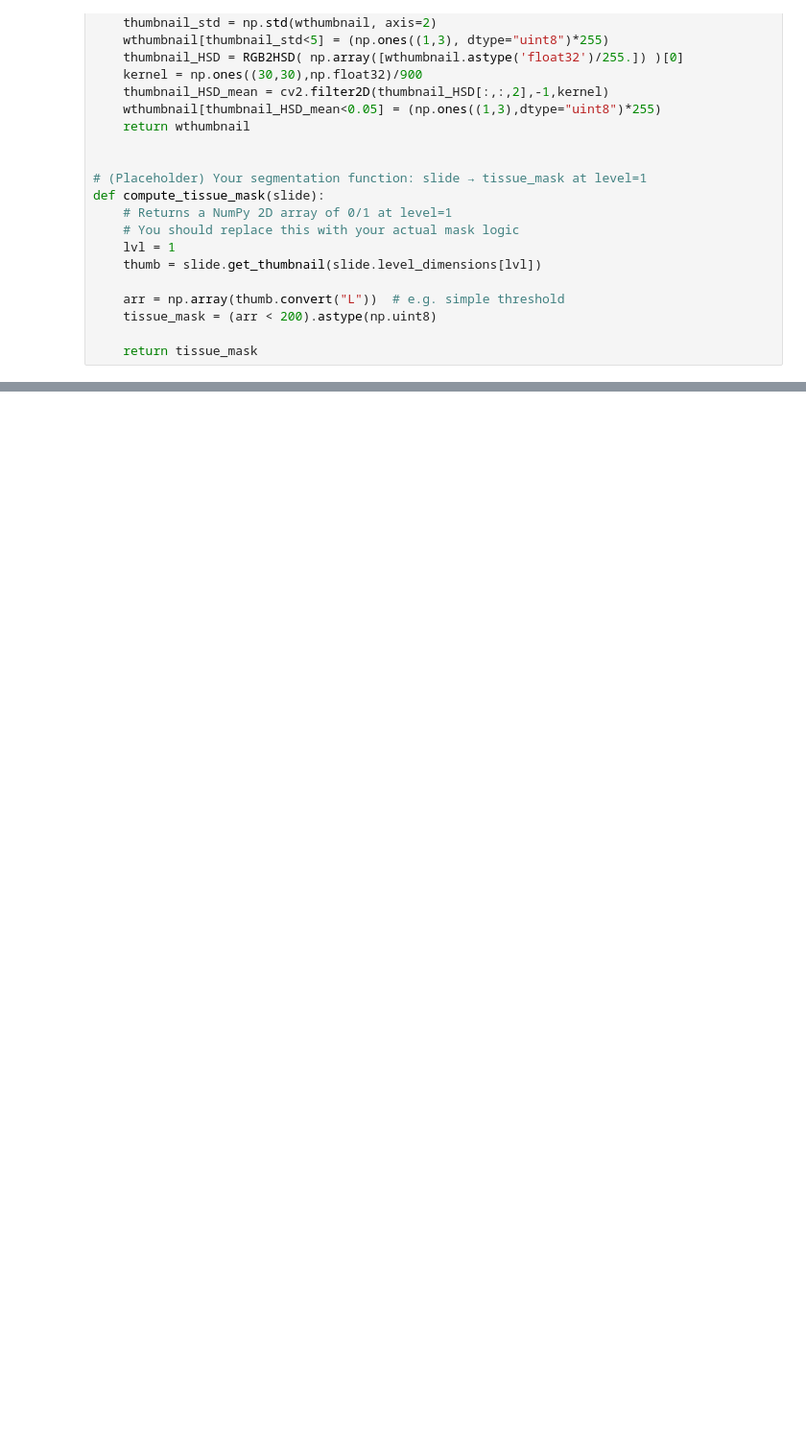
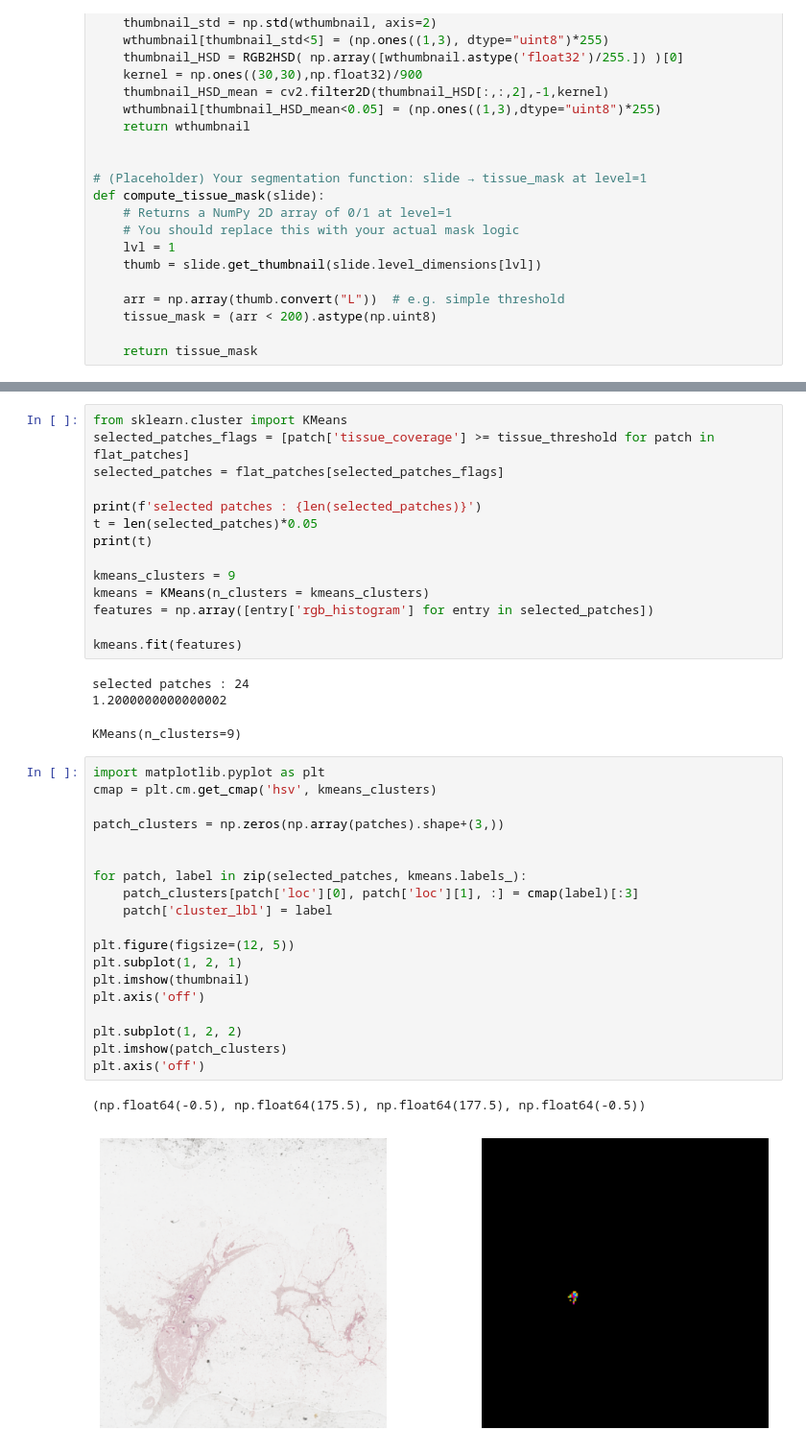
Before and after one commit to sudeonder/wsi-retrieval, a Jupyter notebook: notebooks/yottixel-patched-pipeline/yottixel-patching.ipynb, the cells around one changed output, grey strips where cells are left out. Shown at 96% size. Drawn from its saved outputs; the diff is of its cells as text; blank space fills up the shorter version.

```diff
--- a/notebooks/yottixel-patched-pipeline/yottixel-patching.ipynb
+++ b/notebooks/yottixel-patched-pipeline/yottixel-patching.ipynb
@@ -312,0 +614,40 @@ Uploaded embeddings to patch-embeddings/train/BRACS_1486_embeddings.pt
+# %%
+from sklearn.cluster import KMeans
+selected_patches_flags = [patch['tissue_coverage'] >= tissue_threshold for patch in flat_patches]
+selected_patches = flat_patches[selected_patches_flags]
+
+print(f'selected patches : {len(selected_patches)}')
+t = len(selected_patches)*0.05
+print(t)
+
+kmeans_clusters = 9
+kmeans = KMeans(n_clusters = kmeans_clusters)
+features = np.array([entry['rgb_histogram'] for entry in selected_patches])
+
+kmeans.fit(features)
+# %% [output]
+selected patches : 24
+1.2000000000000002
+KMeans(n_clusters=9)
+# %%
+import matplotlib.pyplot as plt
+cmap = plt.cm.get_cmap('hsv', kmeans_clusters)
+
+patch_clusters = np.zeros(np.array(patches).shape+(3,))
+
+
+for patch, label in zip(selected_patches, kmeans.labels_):
+    patch_clusters[patch['loc'][0], patch['loc'][1], :] = cmap(label)[:3]
+    patch['cluster_lbl'] = label
+
+plt.figure(figsize=(12, 5))
+plt.subplot(1, 2, 1)
+plt.imshow(thumbnail)
+plt.axis('off')
+
+plt.subplot(1, 2, 2)
+plt.imshow(patch_clusters)
+plt.axis('off')
+# %% [output]
+(np.float64(-0.5), np.float64(175.5), np.float64(177.5), np.float64(-0.5))
+[figure, added]
```
Also changed, not shown: parts of 11 cells of this notebook.
